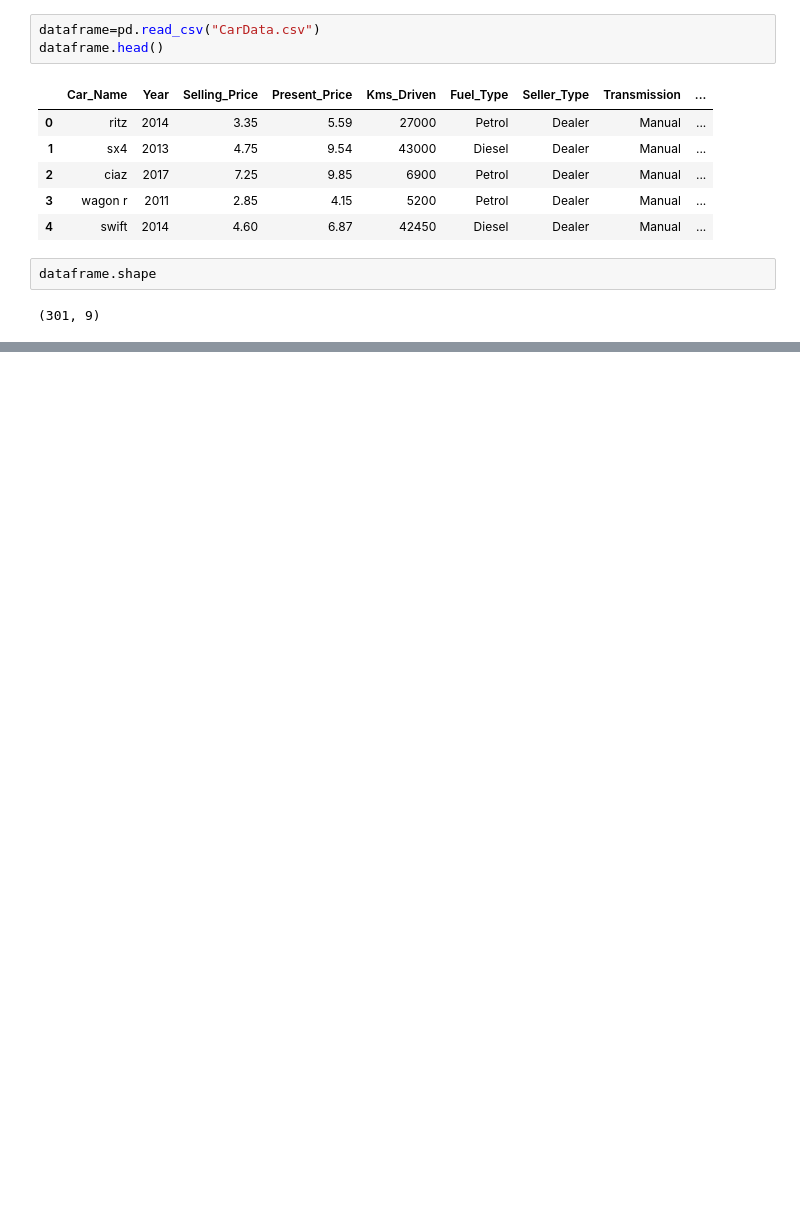
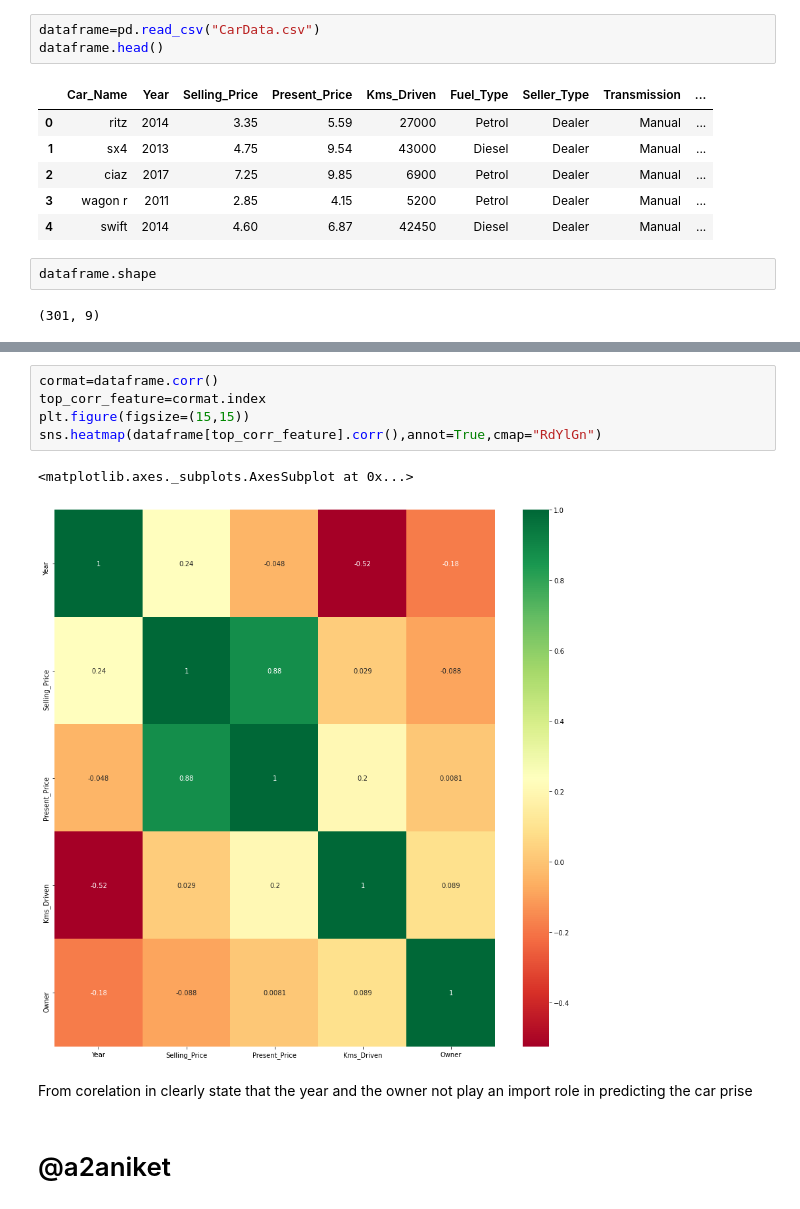
Before and after one commit to a2aniket/Car-Dekho, a Jupyter notebook: Research/Data Analysis.ipynb, the cells around one changed output, grey strips where cells are left out. Drawn from its saved outputs; the diff is of its cells as text; blank space fills up the shorter version.

```diff
--- a/Research/Data Analysis.ipynb
+++ b/Research/Data Analysis.ipynb
@@ -16,0 +99,12 @@ dataframe.shape
+# %%
+cormat=dataframe.corr()
+top_corr_feature=cormat.index
+plt.figure(figsize=(15,15))
+sns.heatmap(dataframe[top_corr_feature].corr(),annot=True,cmap="RdYlGn")
+# %% [output]
+<matplotlib.axes._subplots.AxesSubplot at 0x...>
+[figure, added]
+# %% [markdown]
+From corelation in clearly state that the year and the owner not play an import role in predicting the car prise
+# %% [markdown]
+# @a2aniket
```
Also changed, not shown: parts of 15 cells of this notebook, 1 other file.
